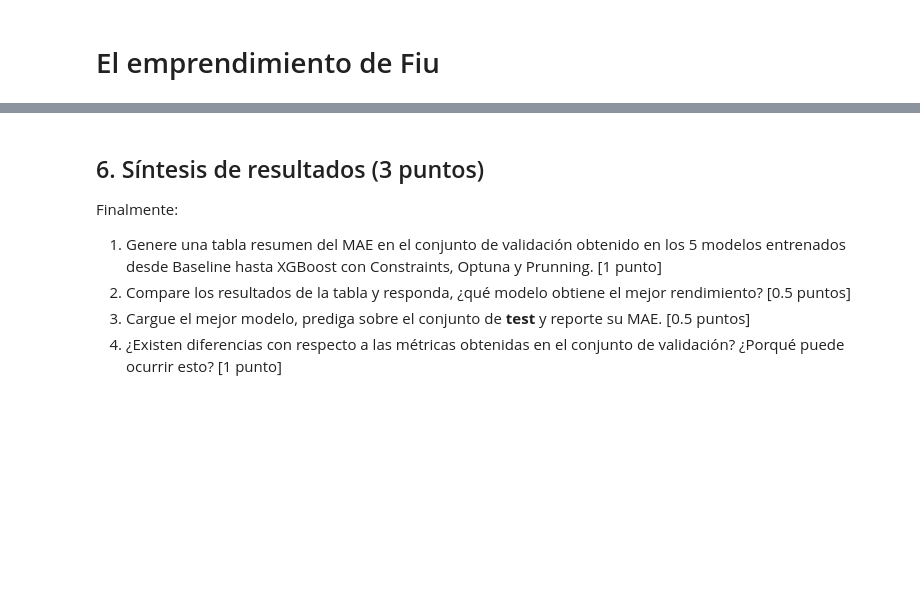
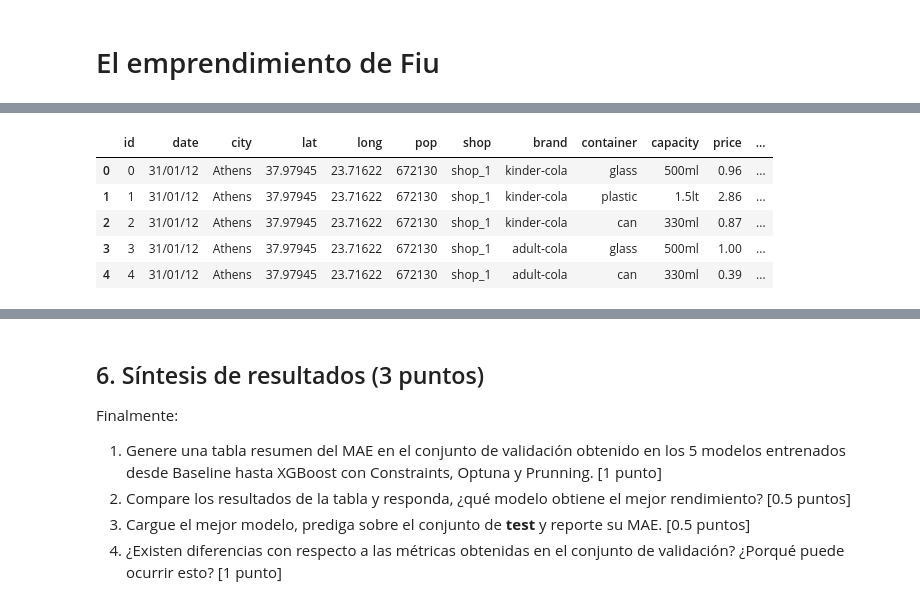
Before and after one commit to juansebm/MDS7202, a Jupyter notebook: Lab 6 - Optimización de hiperparámetros/Lab6_enunciado.ipynb, the cells around one changed output, grey strips where cells are left out. Drawn from its saved outputs; the diff is of its cells as text; code cells hidden in the pictures; blank space fills up the shorter version.

```diff
--- a/Lab 6 - Optimización de hiperparámetros/Lab6_enunciado.ipynb
+++ b/Lab 6 - Optimización de hiperparámetros/Lab6_enunciado.ipynb
@@ -54,11 +54,18 @@ Para comenzar, cargue el dataset señalado y visualice a través de un `.head` l
 # %%
 import pandas as pd
 import numpy as np
 from datetime import datetime
 
-df = ...
+df = pd.read_csv("./sales.csv")
 
 df.head()
+# %% [output]
+|  | id | date | city | lat | long | pop | shop | brand | container | capacity | price | ... |
+| 0 | 0 | 31/01/12 | Athens | 37.97945 | 23.71622 | 672130 | shop_1 | kinder-cola | glass | 500ml | 0.96 | ... |
+| 1 | 1 | 31/01/12 | Athens | 37.97945 | 23.71622 | 672130 | shop_1 | kinder-cola | plastic | 1.5lt | 2.86 | ... |
+| 2 | 2 | 31/01/12 | Athens | 37.97945 | 23.71622 | 672130 | shop_1 | kinder-cola | can | 330ml | 0.87 | ... |
+| 3 | 3 | 31/01/12 | Athens | 37.97945 | 23.71622 | 672130 | shop_1 | adult-cola | glass | 500ml | 1.00 | ... |
+| 4 | 4 | 31/01/12 | Athens | 37.97945 | 23.71622 | 672130 | shop_1 | adult-cola | can | 330ml | 0.39 | ... |
 # %% [markdown]
 ## 1 Generando un Baseline (5 puntos)
 
```
Also changed, not shown: parts of 24 cells of this notebook, 4 other files.
